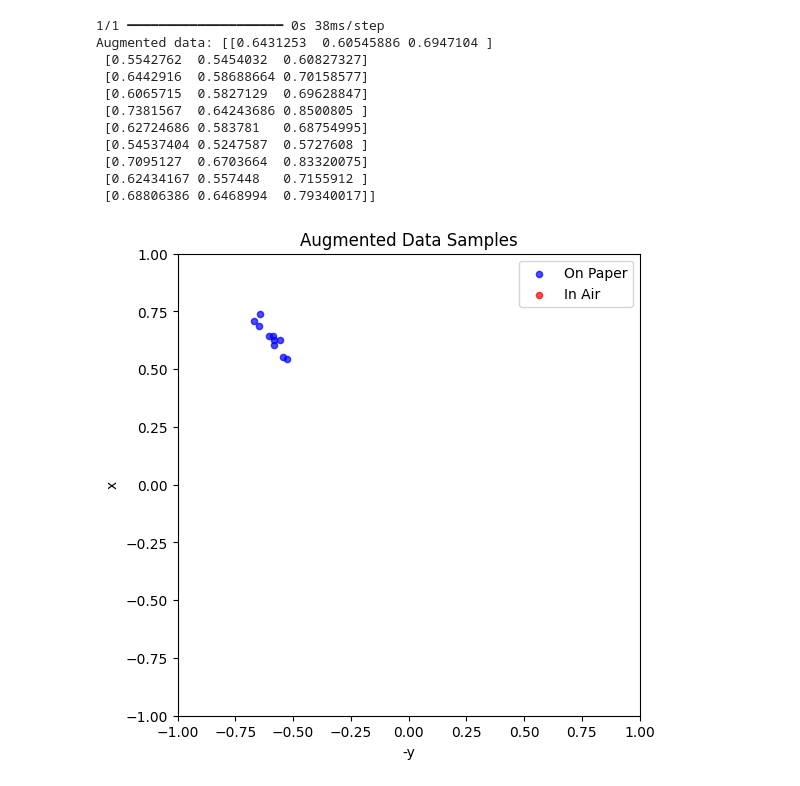
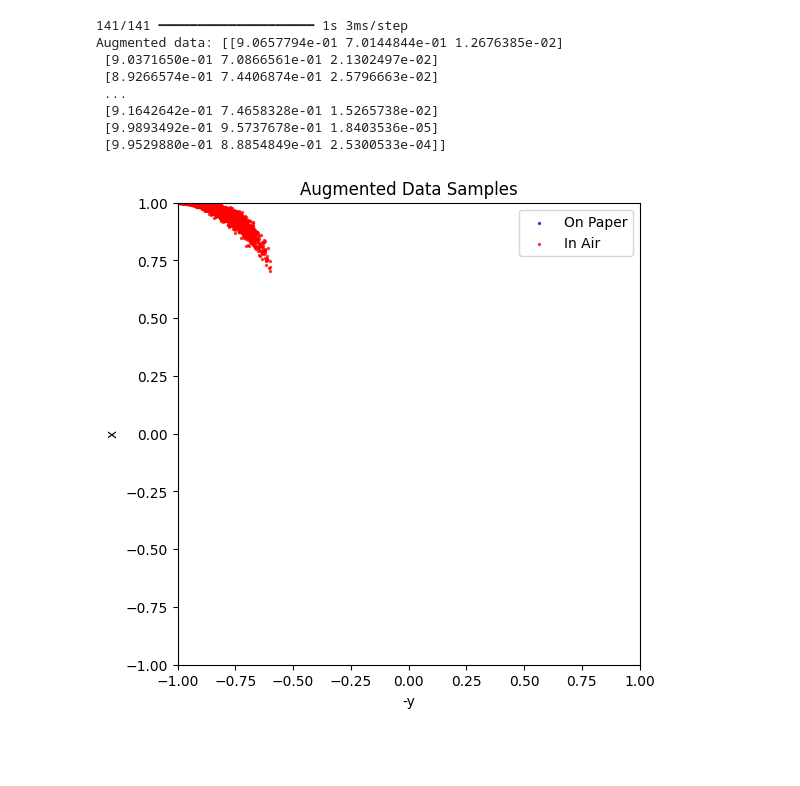
Before and after one commit to kurtdenvertorreda/Shift-Correction-Beta-VAEGAN, a Jupyter notebook: VAEGAN4.ipynb, the cells around one changed output. Saved outputs shown, nothing was run; the diff lists cells and outputs as text; code cells hidden in the pictures; blank space fills up the shorter version.

```diff
--- a/VAEGAN4.ipynb
+++ b/VAEGAN4.ipynb
@@ -62,7 +62,7 @@ def upload_and_process_files(directory, num_files_to_use=None):
     return data_frames, combined_data, scalers, avg_data_points
 
 directory = 'Task6'  # Directory where the .svc files are stored
-data_frames, combined_data, scalers, avg_data_points = upload_and_process_files(directory, num_files_to_use=3)
+data_frames, combined_data, scalers, avg_data_points = upload_and_process_files(directory, num_files_to_use=10)
 print(f"Processed data shape: {combined_data.shape}")
 print(f"Average number of data points: {avg_data_points}")
 # %% [output]
@@ -148,7 +148,7 @@ vae.compile(optimizer=Adam())
 vae.summary()
 
 # Train VAE
-history = vae.fit(combined_data, combined_data, epochs=10, batch_size=32, verbose=1)
+history = vae.fit(combined_data, combined_data, epochs=5, batch_size=32, verbose=1)
 # %% [output]
 Model: "encoder"
 ┏━━━━━━━━━━━━━━━━━━━━━┳━━━━━━━━━━━━━━━━━━━┳━━━━━━━━━━━━┳━━━━━━━━━━━━━━━━━━━┓
@@ -214,9 +214,9 @@ combined_model = Model(generator_input, discriminator_output)
 combined_model.compile(optimizer=Adam(), loss=binary_crossentropy)
 
 # Training Loop for GAN
-epochs = 1
+epochs = 5
 # Define batch size
-batch_size = 256  # New batch size
+batch_size = 512  # New batch size
 
 # Calculate steps_per_epoch based on the actual data size
 steps_per_epoch = max(1, combined_data.shape[0] // batch_size)
@@ -298,45 +298,42 @@ def generate_augmented_data(num_samples):
     noise = np.random.normal(size=(num_samples, 3))
 
     # Predict augmented data using the VAE model
     augmented_data = vae.predict(noise)
     return augmented_data
 
-augmented_data = generate_augmented_data(10)
+augmented_data = generate_augmented_data(4500)
 
 # Print the augmented data to check its values
 print("Augmented data:", augmented_data)
 
 # Plot augmented data
 fig, ax = plt.subplots(figsize=(10, 6))
 
 # Split based on pen_status
 on_paper_aug = augmented_data[augmented_data[:, 2] >= 0.5]  # Treat values >= 0.5 as 'On Paper'
 in_air_aug = augmented_data[augmented_data[:, 2] < 0.5]     # Treat values < 0.5 as 'In Air'
 
 # Plotting
-ax.scatter(-on_paper_aug[:, 1], on_paper_aug[:, 0], c='blue', s=20, alpha=0.7, label='On Paper')
-ax.scatter(-in_air_aug[:, 1], in_air_aug[:, 0], c='red', s=20, alpha=0.7, label='In Air')
+ax.scatter(-on_paper_aug[:, 1], on_paper_aug[:, 0], c='blue', s=2, alpha=0.7, label='On Paper')
+ax.scatter(-in_air_aug[:, 1], in_air_aug[:, 0], c='red', s=2, alpha=0.7, label='In Air')
 
 # Set appropriate limits to visualize the data
 ax.set_xlim(-1, 1)
 ax.set_ylim(-1, 1)
 
 ax.set_title('Augmented Data Samples')
 ax.set_xlabel('-y')
 ax.set_ylabel('x')
 ax.legend()
 ax.set_aspect('equal')
 plt.show()
 # %% [output]
-1/1 ━━━━━━━━━━━━━━━━━━━━ 0s 38ms/step
-Augmented data: [[0.6431253  0.60545886 0.6947104 ]
- [0.5542762  0.5454032  0.60827327]
- [0.6442916  0.58688664 0.70158577]
- [0.6065715  0.5827129  0.69628847]
- [0.7381567  0.64243686 0.8500805 ]
- [0.62724686 0.583781   0.68754995]
- [0.54537404 0.5247587  0.5727608 ]
- [0.7095127  0.6703664  0.83320075]
- [0.62434167 0.557448   0.7155912 ]
- [0.68806386 0.6468994  0.79340017]]
+141/141 ━━━━━━━━━━━━━━━━━━━━ 1s 3ms/step
+Augmented data: [[9.0657794e-01 7.0144844e-01 1.2676385e-02]
+ [9.0371650e-01 7.0866561e-01 2.1302497e-02]
+ [8.9266574e-01 7.4406874e-01 2.5796663e-02]
+ ...
+ [9.1642642e-01 7.4658328e-01 1.5265738e-02]
+ [9.9893492e-01 9.5737678e-01 1.8403536e-05]
+ [9.9529880e-01 8.8854849e-01 2.5300533e-04]]
-[figure, old version]
+[figure, new version]
```
Also changed, not shown: parts of 4 cells of this notebook, 8 other files.
